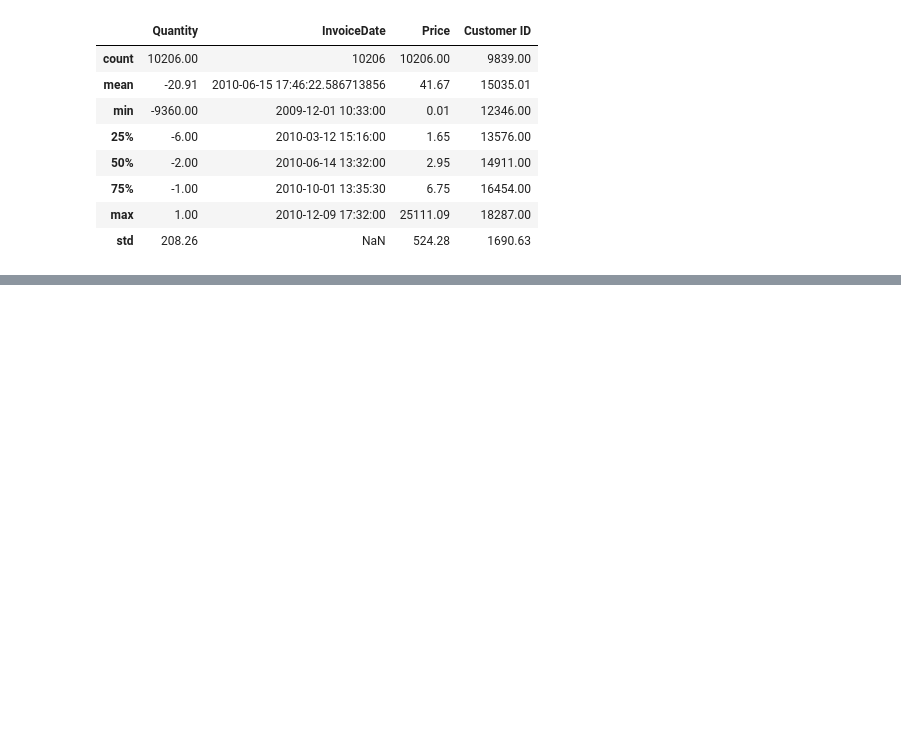
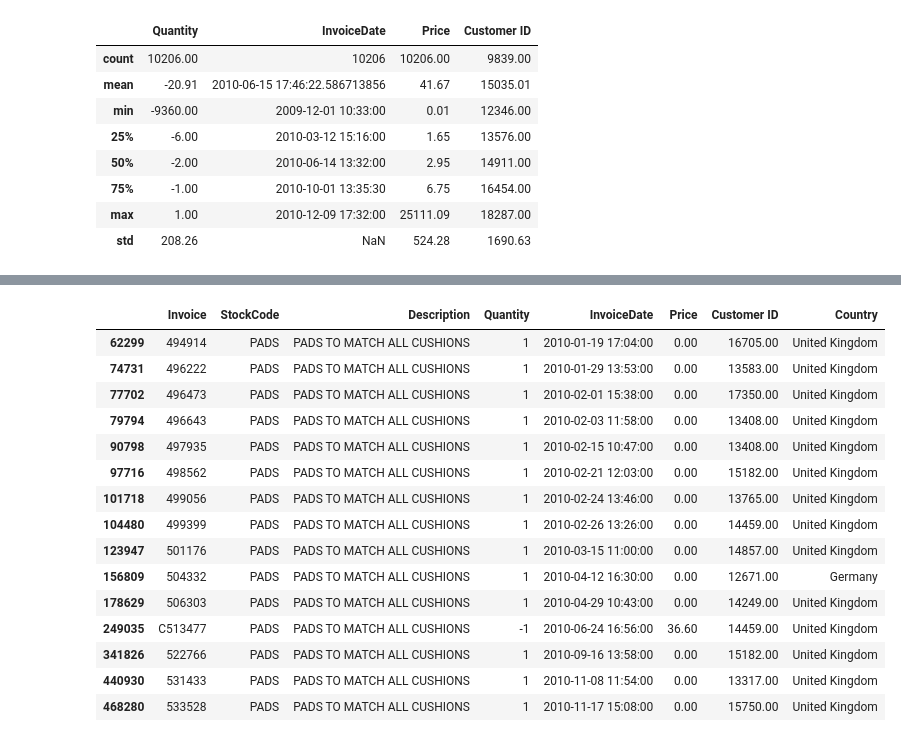
Before and after one commit to mssobiadallah/online_retail_clust, a Jupyter notebook: online_retail_clustering.ipynb, the cells around one changed output, grey strips where cells are left out. Saved outputs shown, nothing was run; the diff lists cells and outputs as text; code cells hidden in the pictures; blank space fills up the shorter version.

```diff
--- a/online_retail_clustering.ipynb
+++ b/online_retail_clustering.ipynb
@@ -177,0 +316,19 @@ df
+# %%
+df[df['StockCode'].str.contains('PADS')]
+# %% [output]
+|  | Invoice | StockCode | Description | Quantity | InvoiceDate | Price | Customer ID | Country |
+| 62299 | 494914 | PADS | PADS TO MATCH ALL CUSHIONS | 1 | 2010-01-19 17:04:00 | 0.00 | 16705.00 | United Kingdom |
+| 74731 | 496222 | PADS | PADS TO MATCH ALL CUSHIONS | 1 | 2010-01-29 13:53:00 | 0.00 | 13583.00 | United Kingdom |
+| 77702 | 496473 | PADS | PADS TO MATCH ALL CUSHIONS | 1 | 2010-02-01 15:38:00 | 0.00 | 17350.00 | United Kingdom |
+| 79794 | 496643 | PADS | PADS TO MATCH ALL CUSHIONS | 1 | 2010-02-03 11:58:00 | 0.00 | 13408.00 | United Kingdom |
+| 90798 | 497935 | PADS | PADS TO MATCH ALL CUSHIONS | 1 | 2010-02-15 10:47:00 | 0.00 | 13408.00 | United Kingdom |
+| 97716 | 498562 | PADS | PADS TO MATCH ALL CUSHIONS | 1 | 2010-02-21 12:03:00 | 0.00 | 15182.00 | United Kingdom |
+| 101718 | 499056 | PADS | PADS TO MATCH ALL CUSHIONS | 1 | 2010-02-24 13:46:00 | 0.00 | 13765.00 | United Kingdom |
+| 104480 | 499399 | PADS | PADS TO MATCH ALL CUSHIONS | 1 | 2010-02-26 13:26:00 | 0.00 | 14459.00 | United Kingdom |
+| 123947 | 501176 | PADS | PADS TO MATCH ALL CUSHIONS | 1 | 2010-03-15 11:00:00 | 0.00 | 14857.00 | United Kingdom |
+| 156809 | 504332 | PADS | PADS TO MATCH ALL CUSHIONS | 1 | 2010-04-12 16:30:00 | 0.00 | 12671.00 | Germany |
+| 178629 | 506303 | PADS | PADS TO MATCH ALL CUSHIONS | 1 | 2010-04-29 10:43:00 | 0.00 | 14249.00 | United Kingdom |
+| 249035 | C513477 | PADS | PADS TO MATCH ALL CUSHIONS | -1 | 2010-06-24 16:56:00 | 36.60 | 14459.00 | United Kingdom |
+| 341826 | 522766 | PADS | PADS TO MATCH ALL CUSHIONS | 1 | 2010-09-16 13:58:00 | 0.00 | 15182.00 | United Kingdom |
+| 440930 | 531433 | PADS | PADS TO MATCH ALL CUSHIONS | 1 | 2010-11-08 11:54:00 | 0.00 | 13317.00 | United Kingdom |
+| 468280 | 533528 | PADS | PADS TO MATCH ALL CUSHIONS | 1 | 2010-11-17 15:08:00 | 0.00 | 15750.00 | United Kingdom |
```
Also changed, not shown: parts of 23 cells of this notebook.
